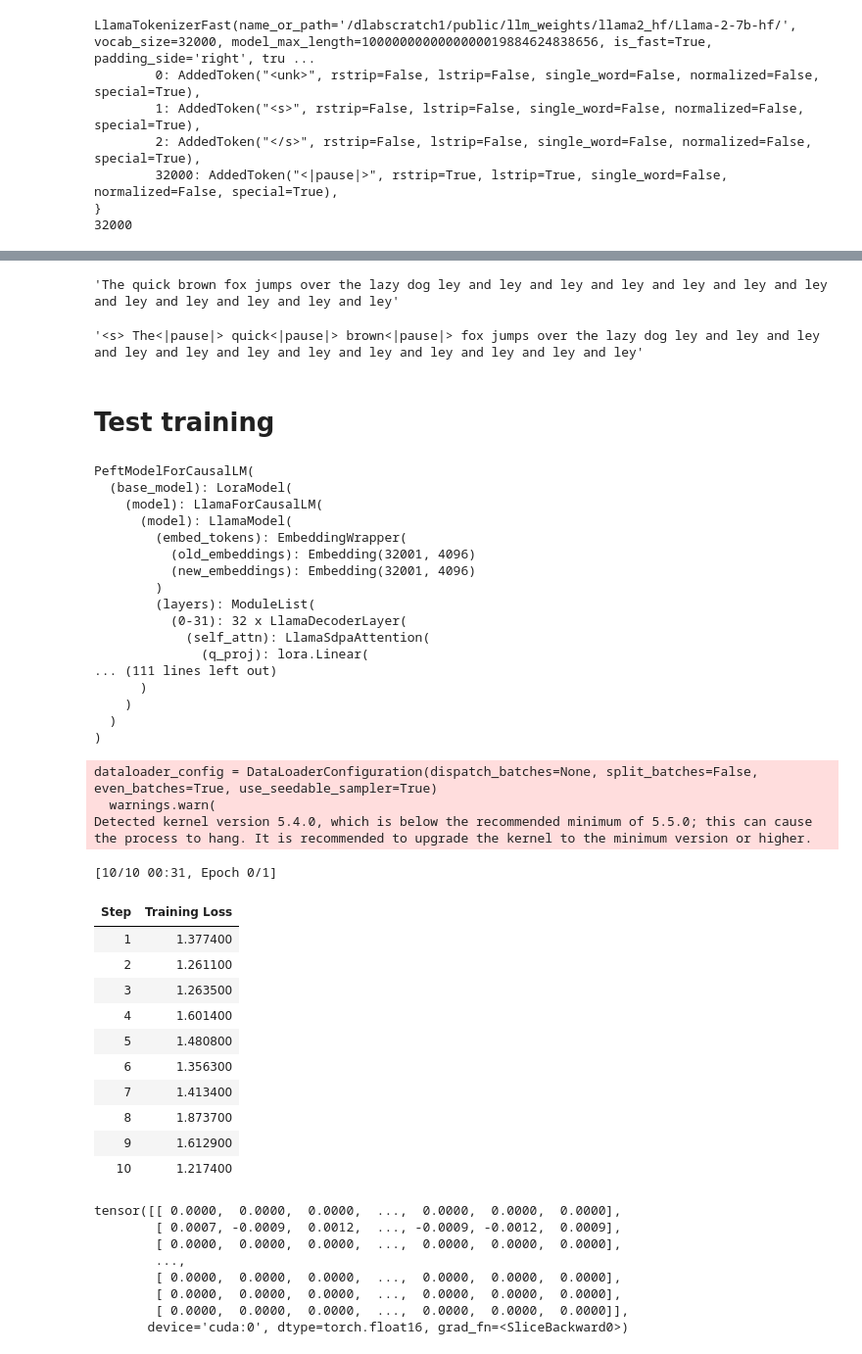
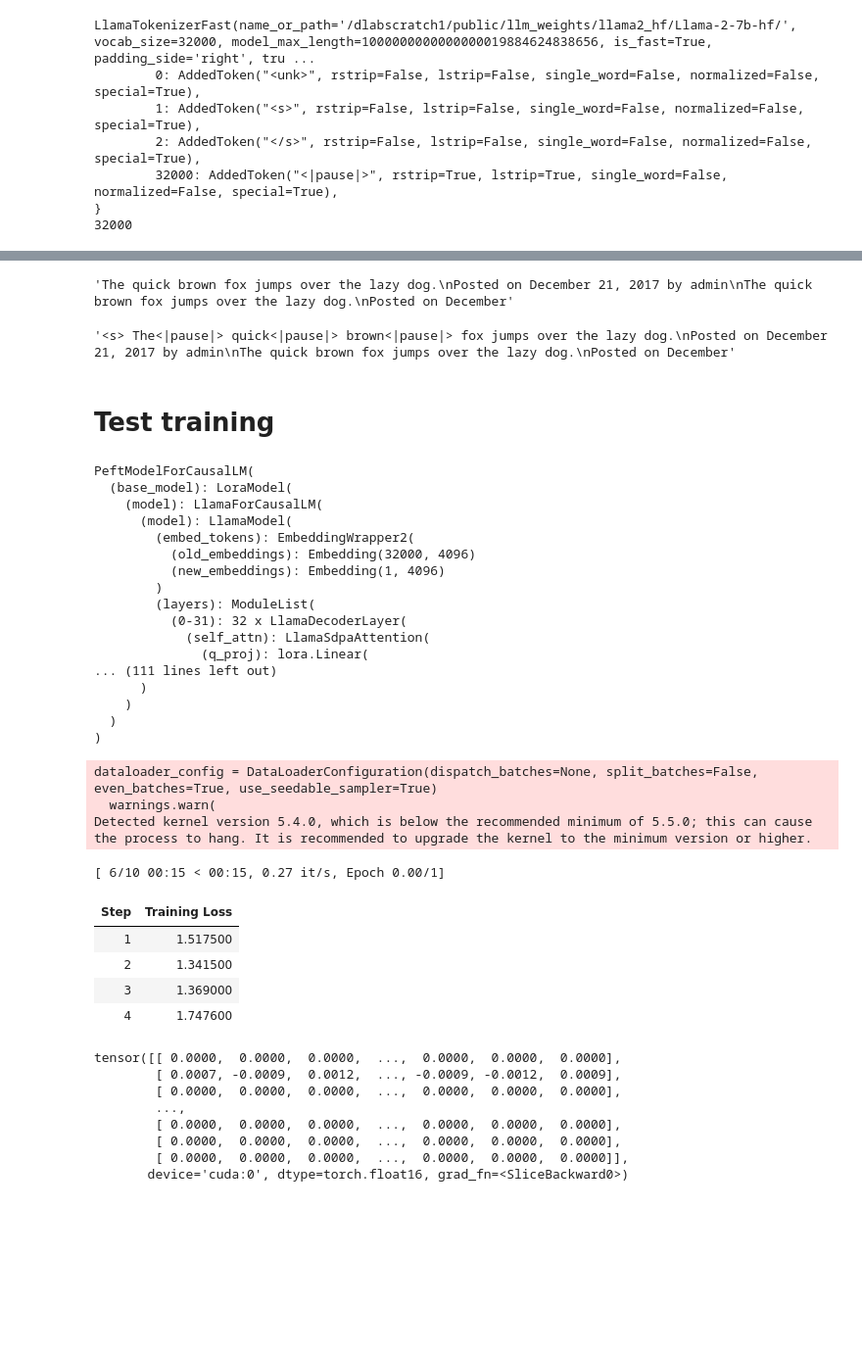
Before and after one commit to epfl-dlab/PauseToken, a Jupyter notebook: notebooks/LoRA and Add Tokens Example.ipynb, the cells around one changed output, grey strips where cells are left out. Shown at 98% size. Cells and saved outputs as stored; diff of their text form; code cells hidden in the pictures; blank space fills up the shorter version.

Commit message:
implemented embedding wrapper via masking

```diff
--- a/notebooks/LoRA and Add Tokens Example.ipynb
+++ b/notebooks/LoRA and Add Tokens Example.ipynb
@@ -29,6 +29,7 @@ class EmbeddingWrapper(nn.Module):
         self.embedding_dim = embedding.embedding_dim
         self.num_embeddings = num_embeddings
         self.n_new_tokens = num_embeddings - embedding.num_embeddings
+
         # inspired from here
         # https://github.com/huggingface/transformers/blob/185463784e0a0b4cd7974ce5bded7a52ae170f6d/src/transformers/modeling_utils.py#L2026
         self.old_embeddings = nn.Embedding(self.num_embeddings, self.embedding_dim)
@@ -44,14 +45,40 @@ class EmbeddingWrapper(nn.Module):
 
 
     def forward(self, x):
-        return self.old_embeddings(x) + self.new_embeddings(x)
+        self.old_embeddings(x) + self.new_embeddings(x)
 
+class EmbeddingWrapper2(nn.Module):
+    def __init__(self, embedding: nn.Embedding, num_embeddings: int, freeze_old=True):
+        super().__init__()
+        self.old_embeddings = embedding
+        self.num_embeddings = num_embeddings
+        self.embedding_dim = embedding.embedding_dim
+        self.n_new_tokens = num_embeddings - embedding.num_embeddings
+        self.new_embeddings = nn.Embedding(self.n_new_tokens, self.embedding_dim)
+        self.new_embeddings.to(embedding.weight.device).to(embedding.weight.dtype)
+        if freeze_old:
+            for param in self.old_embeddings.parameters():
+                param.requires_grad = False
+
+    def forward(self, x):
+        with torch.amp.autocast("cuda"):
+            mask_small = x < self.old_embeddings.num_embeddings
+            mask_large = x >= self.old_embeddings.num_embeddings
+            small_ids = x[mask_small]
+            large_ids = x[mask_large]
+            small_embs = self.old_embeddings(small_ids)
+            large_embs = self.new_embeddings(large_ids % self.old_embeddings.num_embeddings)
+            # assuming batch x seq x emb
+            y = torch.empty((x.shape[0], x.shape[1], small_embs.shape[-1]), dtype=large_embs.dtype, device=large_embs.device)
+            y[mask_small] = small_embs
+            y[mask_large] = large_embs
+            return y
 
 class Llama2EmbeddingSurgeon():
     def __init__(self, llama, extended_tokenizer):
         self.llama = llama
         self.extended_tokenizer = extended_tokenizer
-        self.extended_embedding = EmbeddingWrapper(llama.model.embed_tokens, len(extended_tokenizer))
+        self.extended_embedding = EmbeddingWrapper2(llama.model.embed_tokens, len(extended_tokenizer))
         self.extended_unembedding = LinearWrapper(llama.lm_head, len(extended_tokenizer))
 
     def get_surgeried_model(self):
@@ -96,7 +123,7 @@ class PeftModelEmbeddingSurgeon():
             self.llama = peft_model
         self.peft_model = peft_model
         self.extended_tokenizer = extended_tokenizer
-        self.extended_embedding = EmbeddingWrapper(self.llama.model.embed_tokens, len(extended_tokenizer))
+        self.extended_embedding = EmbeddingWrapper2(self.llama.model.embed_tokens, len(extended_tokenizer))
         self.extended_unembedding = LinearWrapper(self.llama.lm_head, len(extended_tokenizer))
 
     def get_surgeried_model(self):
@@ -291,11 +318,11 @@ out = model.generate(tokenizer.encode('The<|pause|> quick<|pause|> brown <|pause
 # %%
 tokenizer.decode(out[0], skip_special_tokens=True)
 # %% [output]
-'The quick brown fox jumps over the lazy dog ley and ley and ley and ley and ley and ley and ley and ley and ley and ley and ley and ley'
+'The quick brown fox jumps over the lazy dog.\nPosted on December 21, 2017 by admin\nThe quick brown fox jumps over the lazy dog.\nPosted on December'
 # %%
 tokenizer.decode(out[0], skip_special_tokens=False)
 # %% [output]
-'<s> The<|pause|> quick<|pause|> brown<|pause|> fox jumps over the lazy dog ley and ley and ley and ley and ley and ley and ley and ley and ley and ley and ley and ley'
+'<s> The<|pause|> quick<|pause|> brown<|pause|> fox jumps over the lazy dog.\nPosted on December 21, 2017 by admin\nThe quick brown fox jumps over the lazy dog.\nPosted on December'
 # %% [markdown]
 # Test training
 # %%
@@ -334,9 +361,9 @@ PeftModelForCausalLM(
   (base_model): LoraModel(
     (model): LlamaForCausalLM(
       (model): LlamaModel(
-        (embed_tokens): EmbeddingWrapper(
-          (old_embeddings): Embedding(32001, 4096)
-          (new_embeddings): Embedding(32001, 4096)
+        (embed_tokens): EmbeddingWrapper2(
+          (old_embeddings): Embedding(32000, 4096)
+          (new_embeddings): Embedding(1, 4096)
         )
         (layers): ModuleList(
           (0-31): 32 x LlamaDecoderLayer(
@@ -354,6 +381,10 @@ import os
 
 tokenizer.pad_token = tokenizer.eos_token
 
+# prepare model for training...
+dtype = model.base_model.model.model.embed_tokens.parameters().__next__().dtype
+model.base_model.model.model.embed_tokens.to(torch.float32)
+model.base_model.model.lm_head.to(torch.float32)
 for param in model.parameters():
     if param.requires_grad:
         param.data = param.data.to(torch.float32)
@@ -371,44 +402,42 @@ trainer = SFTTrainer(
     args = TrainingArguments(
         gradient_checkpointing=False,
         per_device_train_batch_size = 1,
         gradient_accumulation_steps = 1,
         warmup_steps = 0,
         max_steps = 10,
         #num_train_epochs = 1,
         learning_rate = 2e-4,
         fp16 = not torch.cuda.is_bf16_supported(),
         bf16 = torch.cuda.is_bf16_supported(),
         logging_steps = 1,
         optim = "adamw_8bit",
         weight_decay = 0.01,
         lr_scheduler_type = "linear",
         seed = 3407,
         output_dir = "outputs",
     ),
 )
 
 with torch.cuda.amp.autocast():
     trainer_stats = trainer.train()
 
+# prepare model for inference
+model.base_model.model.model.embed_tokens.to(dtype)
+model.base_model.model.lm_head.to(dtype)
+
 for param in model.parameters():
     if param.requires_grad:
         param.data = param.data.to(torch.float16)
 # %% [output]
 dataloader_config = DataLoaderConfiguration(dispatch_batches=None, split_batches=False, even_batches=True, use_seedable_sampler=True)
   warnings.warn(
 Detected kernel version 5.4.0, which is below the recommended minimum of 5.5.0; this can cause the process to hang. It is recommended to upgrade the kernel to the minimum version or higher.
-[10/10 00:31, Epoch 0/1]
+[ 6/10 00:15 < 00:15, 0.27 it/s, Epoch 0.00/1]
 | Step | Training Loss |
-| 1 | 1.377400 |
-| 2 | 1.261100 |
-| 3 | 1.263500 |
-| 4 | 1.601400 |
-| 5 | 1.480800 |
-| 6 | 1.356300 |
-| 7 | 1.413400 |
-| 8 | 1.873700 |
-| 9 | 1.612900 |
-| 10 | 1.217400 |
+| 1 | 1.517500 |
+| 2 | 1.341500 |
+| 3 | 1.369000 |
+| 4 | 1.747600 |
 # %%
 from matplotlib import pyplot as plt
 model.base_model.model.model.embed_tokens.new_embeddings.weight[:-1]
```
Also changed, not shown: parts of 2 cells of this notebook.
